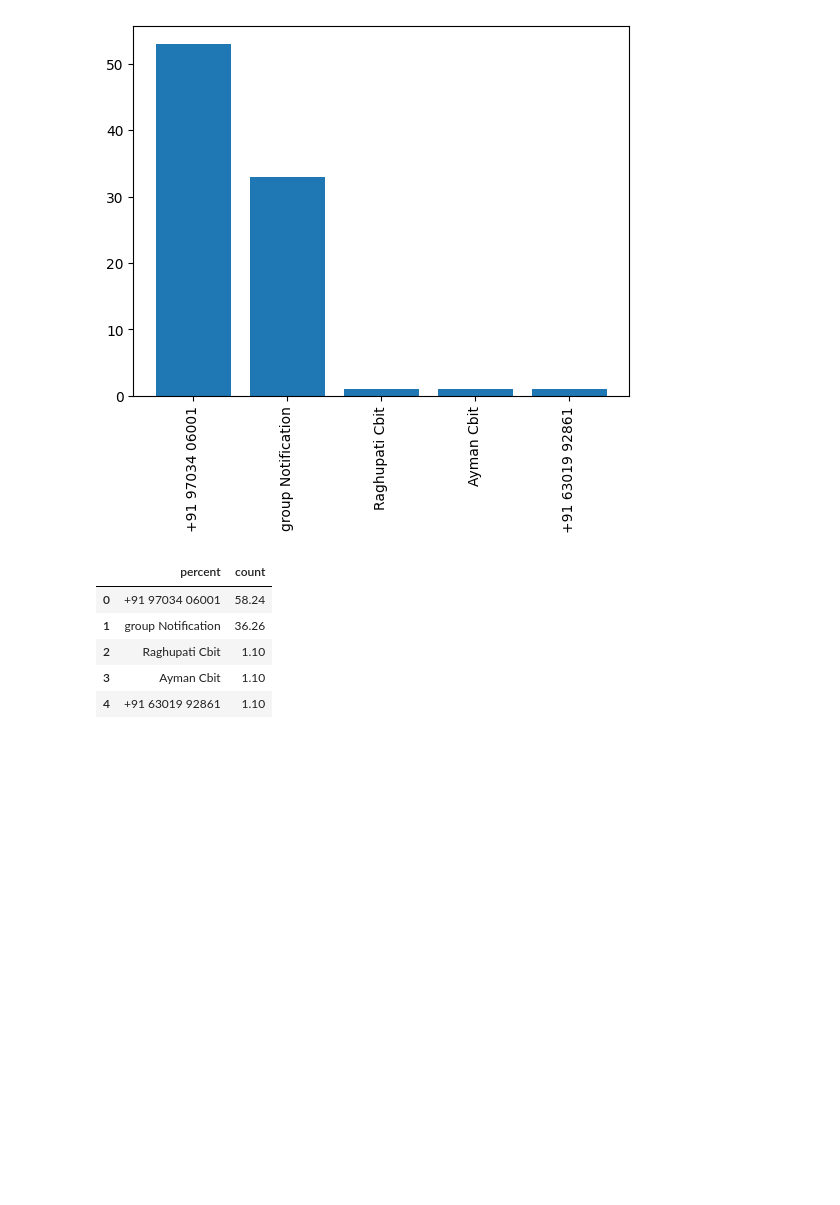
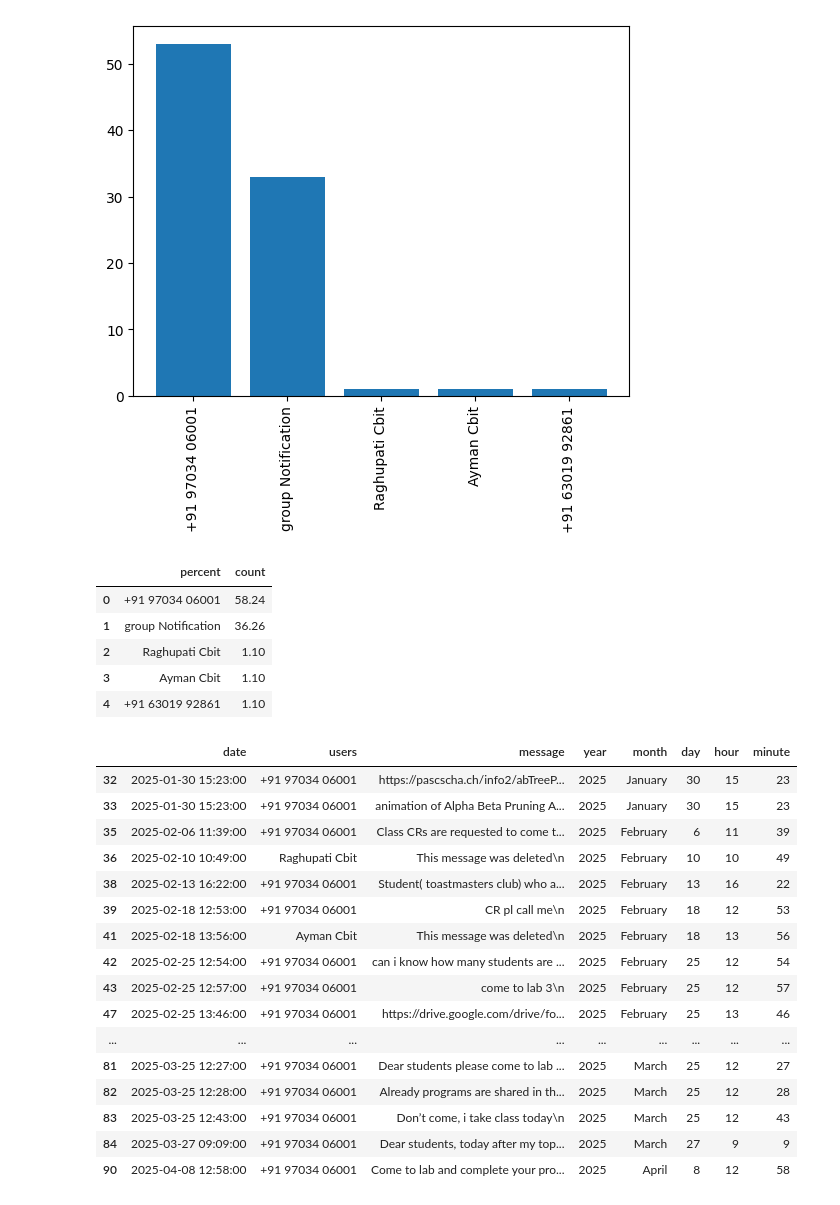
Before and after one commit to mrranger939/whatsappChatAnalyzer, a Jupyter notebook: wtpChatAnalysis.ipynb, the cells around one changed output. Drawn from its saved outputs; the diff is of its cells as text; code cells hidden in the pictures; blank space fills up the shorter version.

```diff
--- a/wtpChatAnalysis.ipynb
+++ b/wtpChatAnalysis.ipynb
@@ -213,3 +213,26 @@ round((df['users'].value_counts().head()/df.shape[0]) * 100, 2).reset_index().re
 | 2 | Raghupati Cbit | 1.10 |
 | 3 | Ayman Cbit | 1.10 |
 | 4 | +91 63019 92861 | 1.10 |
+# %%
+# removing the group notifications and media omitted
+temp = df[df['users'] != 'group Notification']
+temp = temp[temp['message'] != "<Media omitted>\n"]
+temp
+# %% [output]
+|  | date | users | message | year | month | day | hour | minute |
+| 32 | 2025-01-30 15:23:00 | +91 97034 06001 | https://pascscha.ch/info2/abTreeP... | 2025 | January | 30 | 15 | 23 |
+| 33 | 2025-01-30 15:23:00 | +91 97034 06001 | animation of Alpha Beta Pruning A... | 2025 | January | 30 | 15 | 23 |
+| 35 | 2025-02-06 11:39:00 | +91 97034 06001 | Class CRs are requested to come t... | 2025 | February | 6 | 11 | 39 |
+| 36 | 2025-02-10 10:49:00 | Raghupati Cbit | This message was deleted\n | 2025 | February | 10 | 10 | 49 |
+| 38 | 2025-02-13 16:22:00 | +91 97034 06001 | Student( toastmasters club) who a... | 2025 | February | 13 | 16 | 22 |
+| 39 | 2025-02-18 12:53:00 | +91 97034 06001 | CR pl call me\n | 2025 | February | 18 | 12 | 53 |
+| 41 | 2025-02-18 13:56:00 | Ayman Cbit | This message was deleted\n | 2025 | February | 18 | 13 | 56 |
+| 42 | 2025-02-25 12:54:00 | +91 97034 06001 | can i know how many students are ... | 2025 | February | 25 | 12 | 54 |
+| 43 | 2025-02-25 12:57:00 | +91 97034 06001 | come to lab 3\n | 2025 | February | 25 | 12 | 57 |
+| 47 | 2025-02-25 13:46:00 | +91 97034 06001 | https://drive.google.com/drive/fo... | 2025 | February | 25 | 13 | 46 |
+| ... | ... | ... | ... | ... | ... | ... | ... | ... |
+| 81 | 2025-03-25 12:27:00 | +91 97034 06001 | Dear students please come to lab ... | 2025 | March | 25 | 12 | 27 |
+| 82 | 2025-03-25 12:28:00 | +91 97034 06001 | Already programs are shared in th... | 2025 | March | 25 | 12 | 28 |
+| 83 | 2025-03-25 12:43:00 | +91 97034 06001 | Don’t come, i take class today\n | 2025 | March | 25 | 12 | 43 |
+| 84 | 2025-03-27 09:09:00 | +91 97034 06001 | Dear students, today after my top... | 2025 | March | 27 | 9 | 9 |
+| 90 | 2025-04-08 12:58:00 | +91 97034 06001 | Come to lab and complete your pro... | 2025 | April | 8 | 12 | 58 |
```
Also changed, not shown: parts of 6 cells of this notebook.
